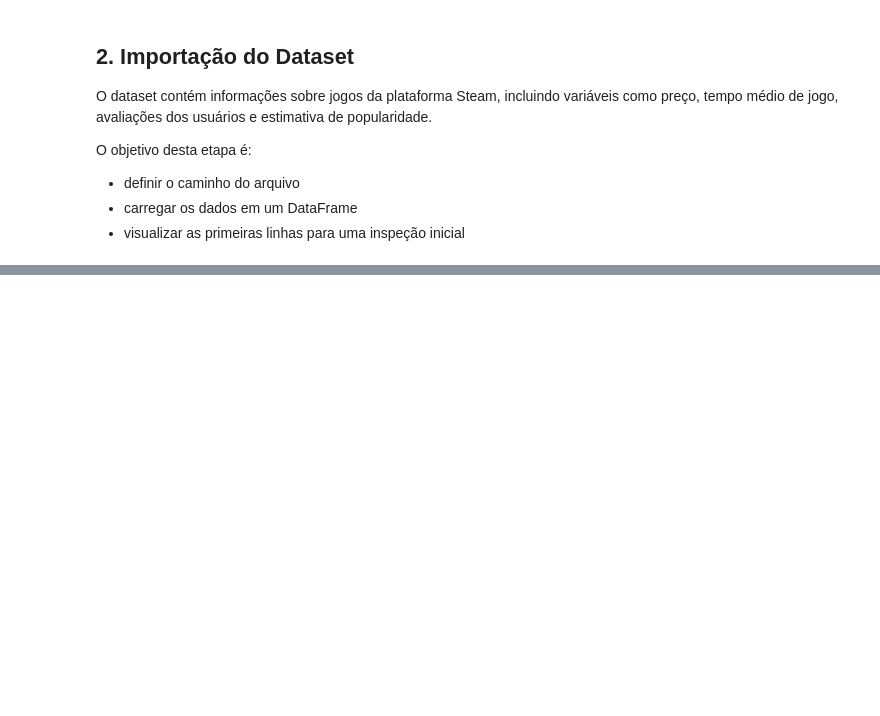
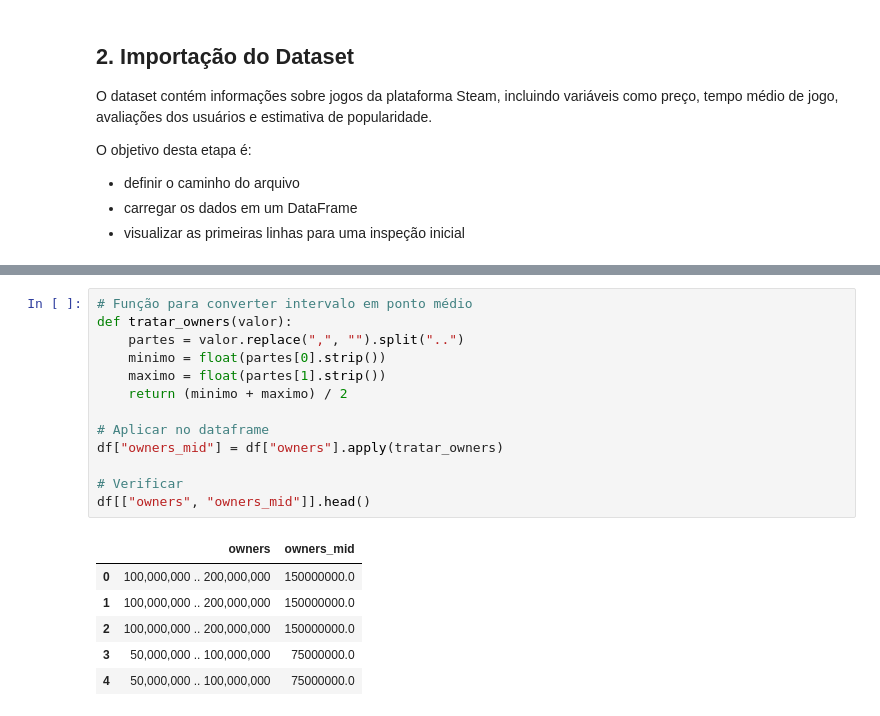
Before and after one commit to wagnerquadros/anaise_dados_steam, a Jupyter notebook: steam.ipynb, the cells around one changed output, grey strips where cells are left out. Cells and saved outputs as stored; diff of their text form; blank space fills up the shorter version.

```diff
--- a/steam.ipynb
+++ b/steam.ipynb
@@ -66,0 +202,20 @@ df.head()
+# %%
+# Função para converter intervalo em ponto médio
+def tratar_owners(valor):
+    partes = valor.replace(",", "").split("..")
+    minimo = float(partes[0].strip())
+    maximo = float(partes[1].strip())
+    return (minimo + maximo) / 2
+
+# Aplicar no dataframe
+df["owners_mid"] = df["owners"].apply(tratar_owners)
+
+# Verificar
+df[["owners", "owners_mid"]].head()
+# %% [output]
+|  | owners | owners_mid |
+| 0 | 100,000,000 .. 200,000,000 | 150000000.0 |
+| 1 | 100,000,000 .. 200,000,000 | 150000000.0 |
+| 2 | 100,000,000 .. 200,000,000 | 150000000.0 |
+| 3 | 50,000,000 .. 100,000,000 | 75000000.0 |
+| 4 | 50,000,000 .. 100,000,000 | 75000000.0 |
```
Also changed, not shown: parts of 28 cells of this notebook, 1 other file.
